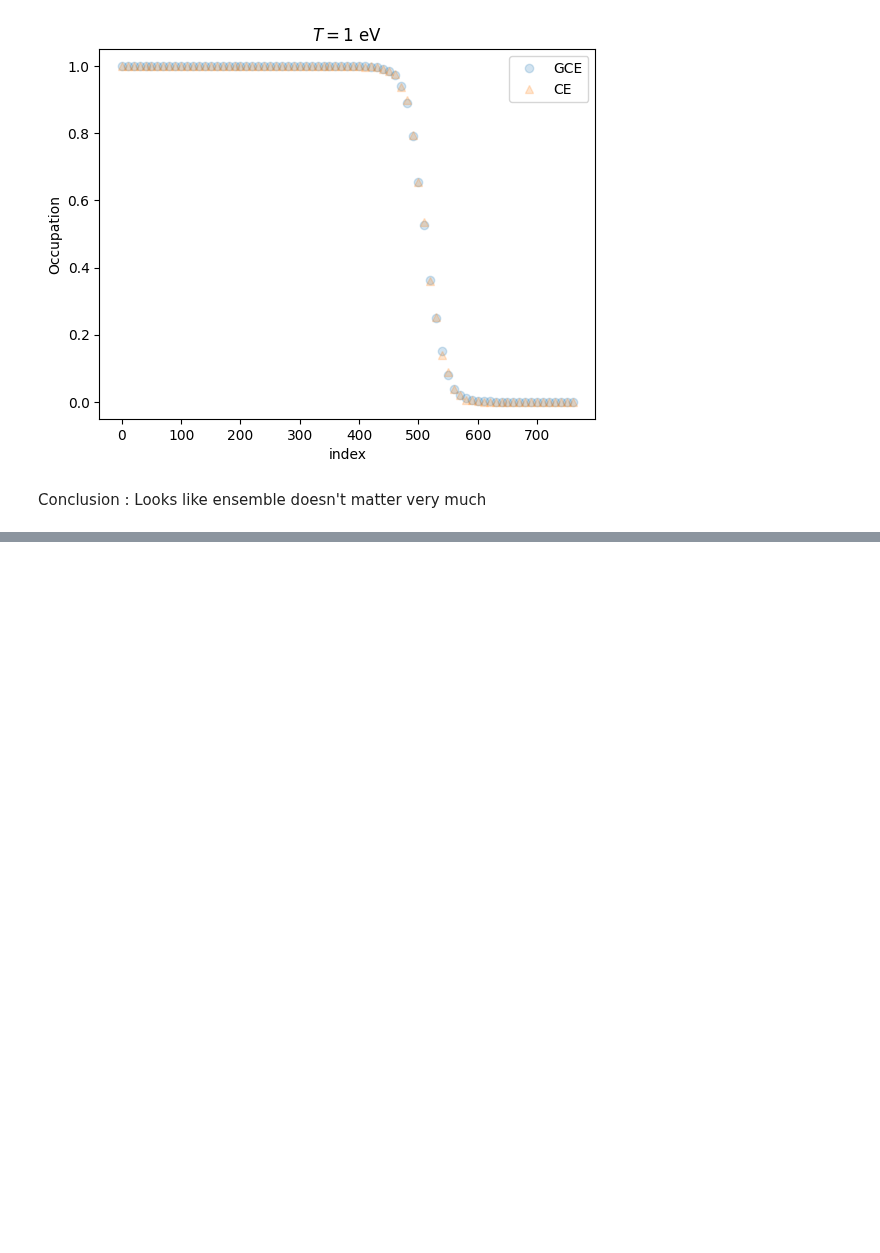
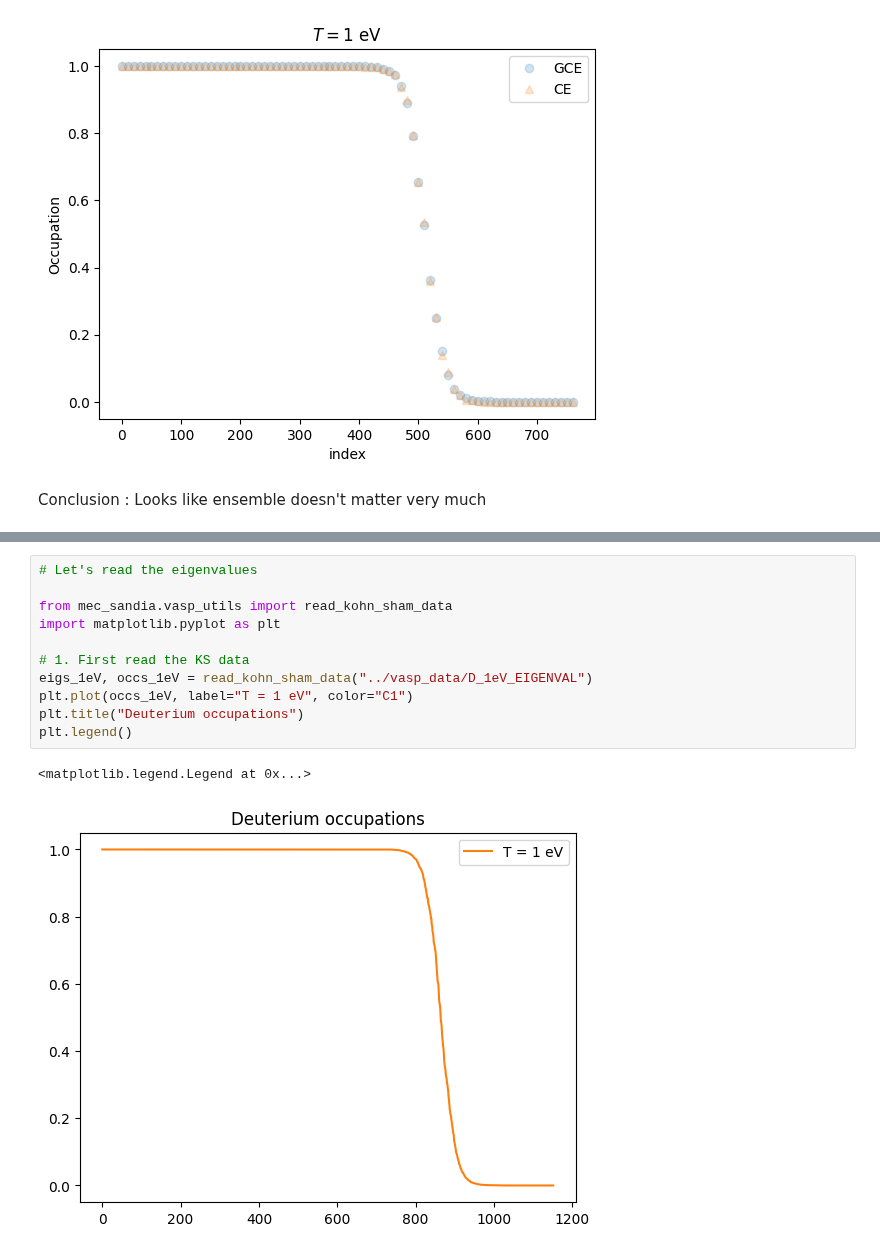
Before and after one commit to ncrubin/mec-sandia, a Jupyter notebook: notebooks/ensembles.ipynb, the cells around one changed output, grey strips where cells are left out. Cells and saved outputs as stored; diff of their text form; blank space fills up the shorter version.

```diff
--- a/notebooks/ensembles.ipynb
+++ b/notebooks/ensembles.ipynb
@@ -320,0 +394,14 @@ TODO: Proof of concept cirq implementation?
+# %%
+# Let's read the eigenvalues
+
+from mec_sandia.vasp_utils import read_kohn_sham_data
+import matplotlib.pyplot as plt
+
+# 1. First read the KS data
+eigs_1eV, occs_1eV = read_kohn_sham_data("../vasp_data/D_1eV_EIGENVAL")
+plt.plot(occs_1eV, label="T = 1 eV", color="C1")
+plt.title("Deuterium occupations")
+plt.legend()
+# %% [output]
+<matplotlib.legend.Legend at 0x...>
+[figure, added]
```
Also changed, not shown: parts of 16 cells of this notebook.
